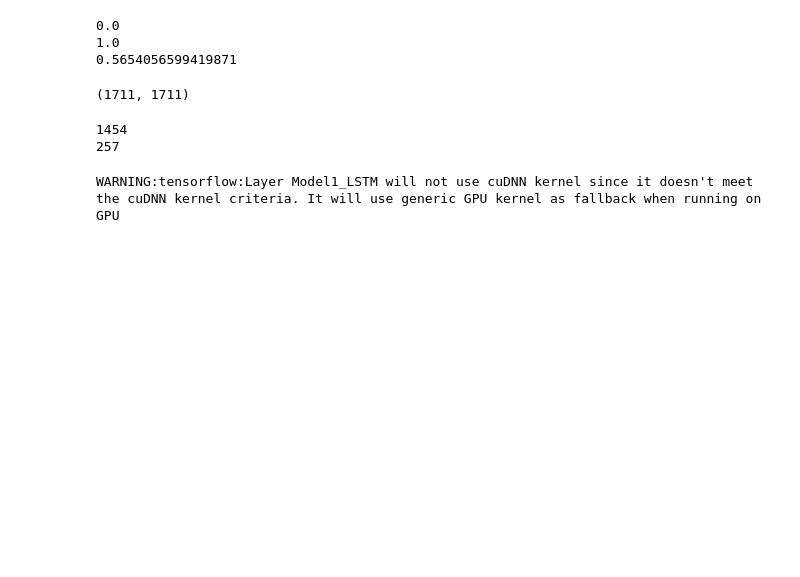
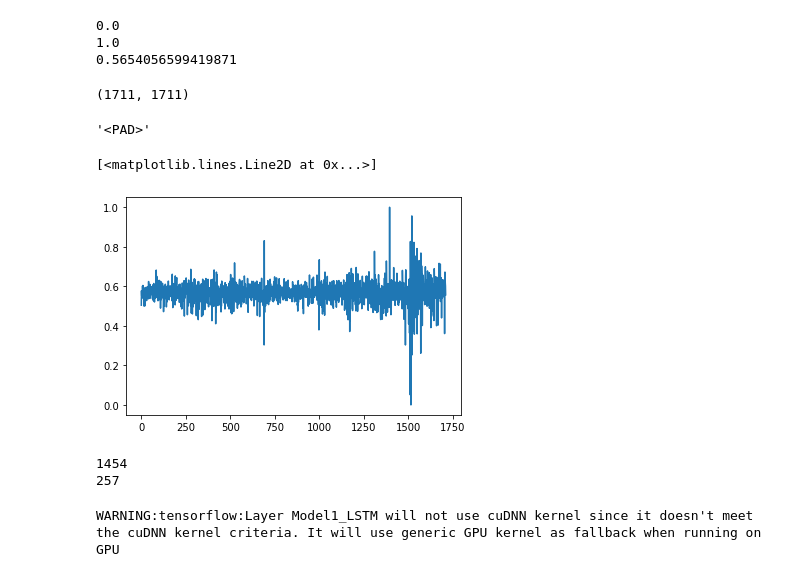
Before and after one commit to beingsantosh/NIFTY50-Web-Application, a Jupyter notebook: NIFTY50.ipynb, the cells around one changed output. Cells and saved outputs as stored; diff of their text form; code cells hidden in the pictures; blank space fills up the shorter version.

```diff
--- a/NIFTY50.ipynb
+++ b/NIFTY50.ipynb
@@ -487,6 +487,16 @@ print(np.mean(norm_price))
 len(pad_headlines), len(norm_price)
 # %% [output]
 (1711, 1711)
+# %%
+int_to_vocab[16854]
+int_to_vocab[16855]
+# %% [output]
+'<PAD>'
+# %%
+plt.plot(norm_price)
+# %% [output]
+[<matplotlib.lines.Line2D at 0x...>]
+[figure, added]
 # %%
 # Split data into training and testing sets.
 # Validating data will be created during training.
```
